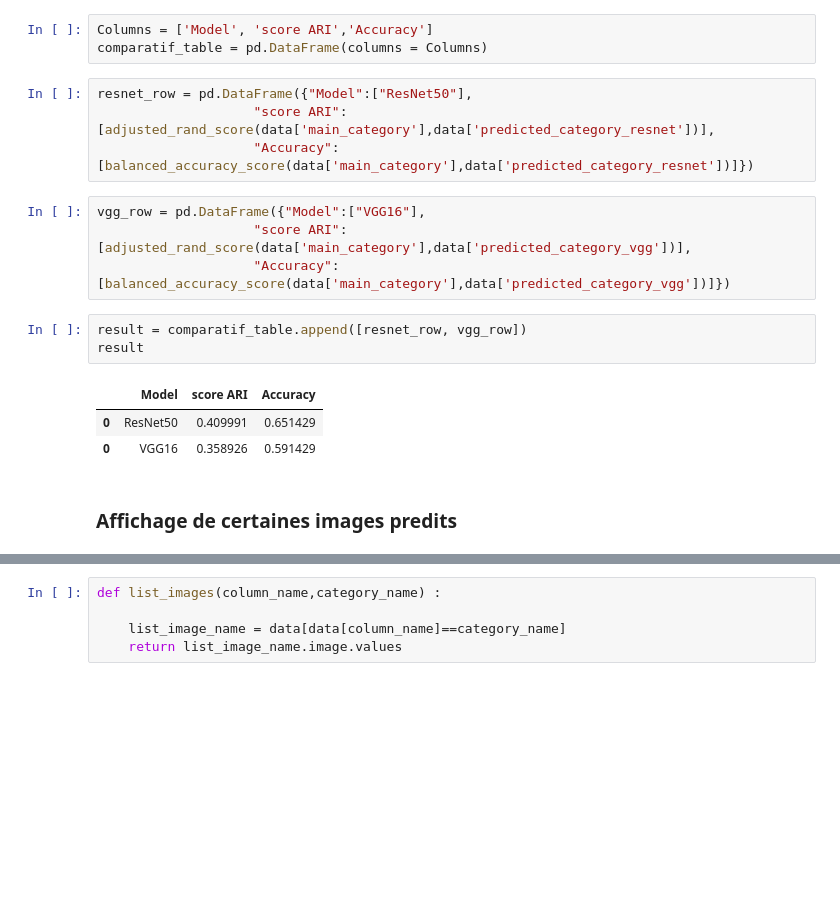
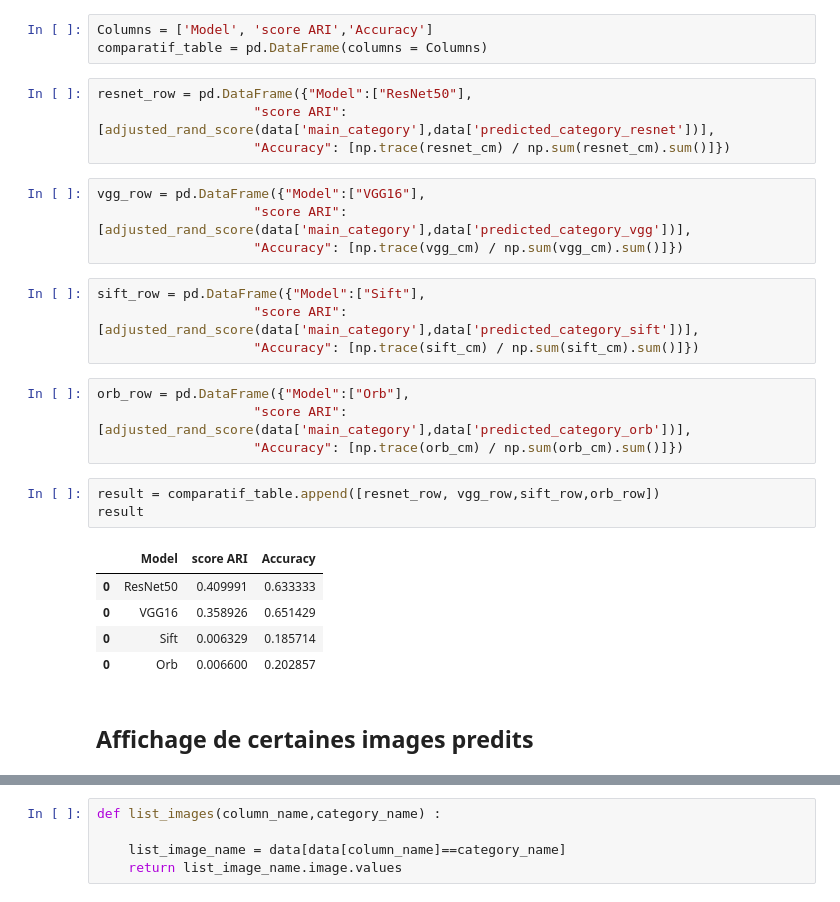
Before and after one commit to AbdulmagedALKHULAIFI/Automatic-classifer-consumer-goods, a Jupyter notebook: p6_2_IMG.ipynb, the cells around one changed output, grey strips where cells are left out. Saved outputs shown, nothing was run; the diff lists cells and outputs as text; blank space fills up the shorter version.

```diff
--- a/p6_2_IMG.ipynb
+++ b/p6_2_IMG.ipynb
@@ -1174,20 +1118,30 @@ comparatif_table = pd.DataFrame(columns = Columns)
 # %%
 resnet_row = pd.DataFrame({"Model":["ResNet50"],
                     "score ARI":[adjusted_rand_score(data['main_category'],data['predicted_category_resnet'])],
-                    "Accuracy": [balanced_accuracy_score(data['main_category'],data['predicted_category_resnet'])]})
+                    "Accuracy": [np.trace(resnet_cm) / np.sum(resnet_cm).sum()]})
 # %%
 vgg_row = pd.DataFrame({"Model":["VGG16"],
                     "score ARI":[adjusted_rand_score(data['main_category'],data['predicted_category_vgg'])],
-                    "Accuracy": [balanced_accuracy_score(data['main_category'],data['predicted_category_vgg'])]})
+                    "Accuracy": [np.trace(vgg_cm) / np.sum(vgg_cm).sum()]})
+# %%
+sift_row = pd.DataFrame({"Model":["Sift"],
+                    "score ARI":[adjusted_rand_score(data['main_category'],data['predicted_category_sift'])],
+                    "Accuracy": [np.trace(sift_cm) / np.sum(sift_cm).sum()]})
+# %%
+orb_row = pd.DataFrame({"Model":["Orb"],
+                    "score ARI":[adjusted_rand_score(data['main_category'],data['predicted_category_orb'])],
+                    "Accuracy": [np.trace(orb_cm) / np.sum(orb_cm).sum()]})
 # %%
-result = comparatif_table.append([resnet_row, vgg_row])
+result = comparatif_table.append([resnet_row, vgg_row,sift_row,orb_row])
 result
 # %% [output]
 |  | Model | score ARI | Accuracy |
-| 0 | ResNet50 | 0.409991 | 0.651429 |
-| 0 | VGG16 | 0.358926 | 0.591429 |
+| 0 | ResNet50 | 0.409991 | 0.633333 |
+| 0 | VGG16 | 0.358926 | 0.651429 |
+| 0 | Sift | 0.006329 | 0.185714 |
+| 0 | Orb | 0.006600 | 0.202857 |
 # %% [markdown]
-### Affichage de certaines images predits
+## Affichage de certaines images predits
 # %%
 data.head(1)
 # %% [output]
```
Also changed, not shown: parts of 85 cells of this notebook.
